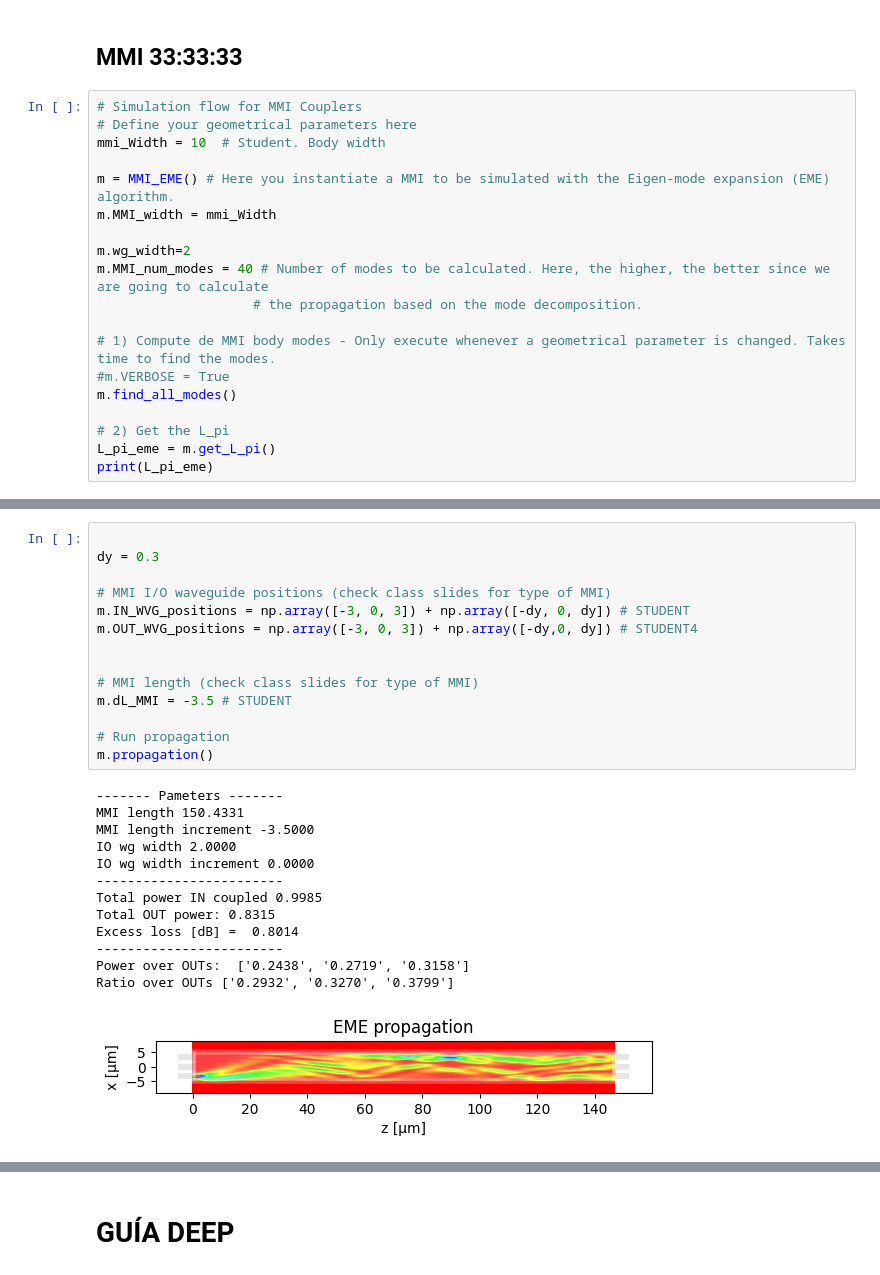
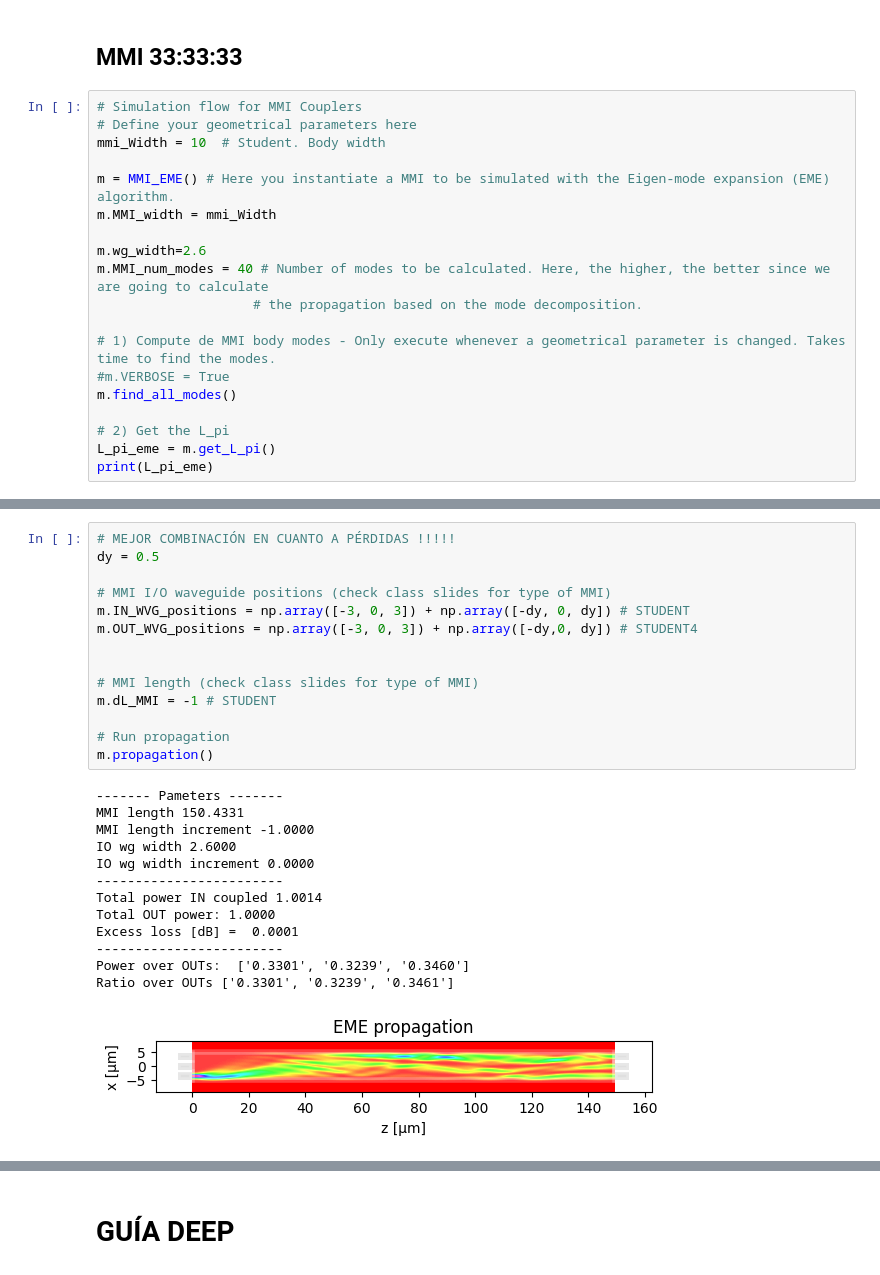
Before and after one commit to mromgar1/pic-upv-lab5-finalproject, a Jupyter notebook: FINAL_PROJECT_DEEP_SIN.ipynb, the cells around one changed output, grey strips where cells are left out. Cells and saved outputs as stored; diff of their text form.

```diff
--- a/FINAL_PROJECT_DEEP_SIN.ipynb
+++ b/FINAL_PROJECT_DEEP_SIN.ipynb
@@ -395,7 +395,7 @@ mmi_Width = 10  # Student. Body width
 m = MMI_EME() # Here you instantiate a MMI to be simulated with the Eigen-mode expansion (EME) algorithm.
 m.MMI_width = mmi_Width
 
-m.wg_width=2
+m.wg_width=2.6
 m.MMI_num_modes = 40 # Number of modes to be calculated. Here, the higher, the better since we are going to calculate
                     # the propagation based on the mode decomposition.
 
@@ -450,31 +450,31 @@ Ratio over OUTs ['0.1472', '0.3518', '0.5010']
 # %%
-
-dy = 0.3
+# MEJOR COMBINACIÓN EN CUANTO A PÉRDIDAS !!!!!
+dy = 0.5
 
 # MMI I/O waveguide positions (check class slides for type of MMI)
 m.IN_WVG_positions = np.array([-3, 0, 3]) + np.array([-dy, 0, dy]) # STUDENT
 m.OUT_WVG_positions = np.array([-3, 0, 3]) + np.array([-dy,0, dy]) # STUDENT4
 
 
 # MMI length (check class slides for type of MMI)
-m.dL_MMI = -3.5 # STUDENT
+m.dL_MMI = -1 # STUDENT
 
 # Run propagation
 m.propagation()
 # %% [output]
 ------- Pameters -------
 MMI length 150.4331
-MMI length increment -3.5000
-IO wg width 2.0000
+MMI length increment -1.0000
+IO wg width 2.6000
 IO wg width increment 0.0000
 ------------------------
-Total power IN coupled 0.9985
-Total OUT power: 0.8315
-Excess loss [dB] =  0.8014
+Total power IN coupled 1.0014
+Total OUT power: 1.0000
+Excess loss [dB] =  0.0001
 ------------------------
-Power over OUTs:  ['0.2438', '0.2719', '0.3158']
-Ratio over OUTs ['0.2932', '0.3270', '0.3799']
+Power over OUTs:  ['0.3301', '0.3239', '0.3460']
+Ratio over OUTs ['0.3301', '0.3239', '0.3461']
-[figure, old version]
+[figure, new version]
 # %%
 widths = [2.4, 2.5, 2.6, 2.7, 2.8]
 mmi_Width = 10
```
Also changed, not shown: parts of 7 cells of this notebook.
